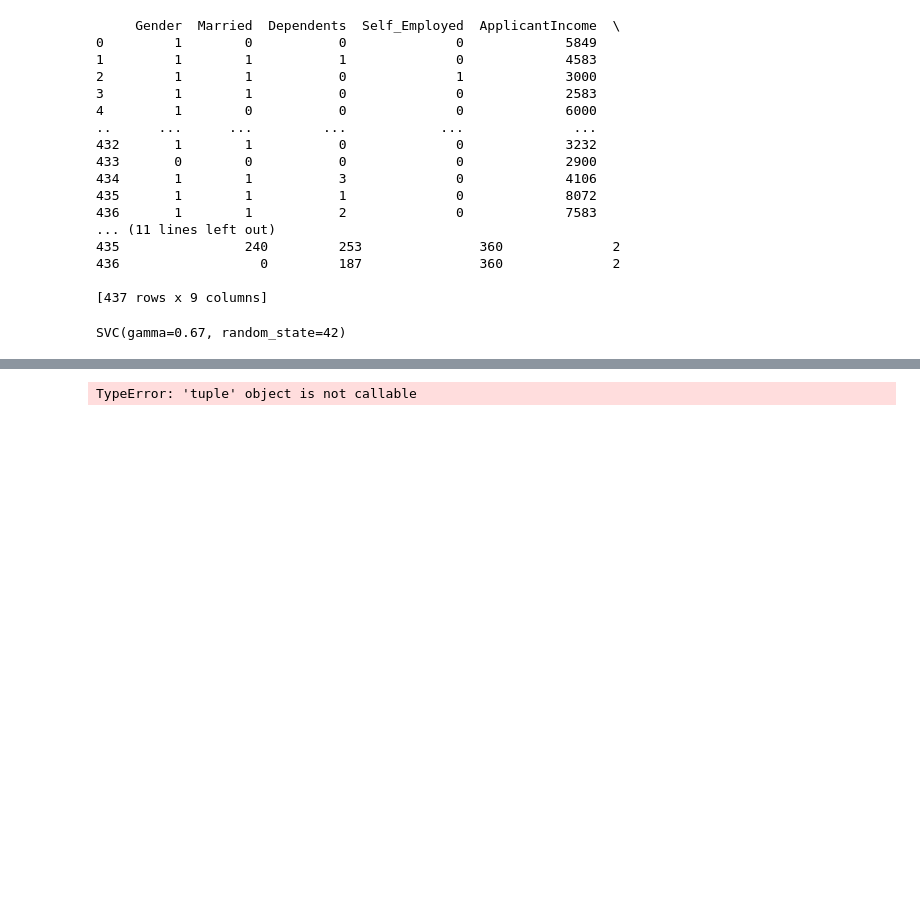
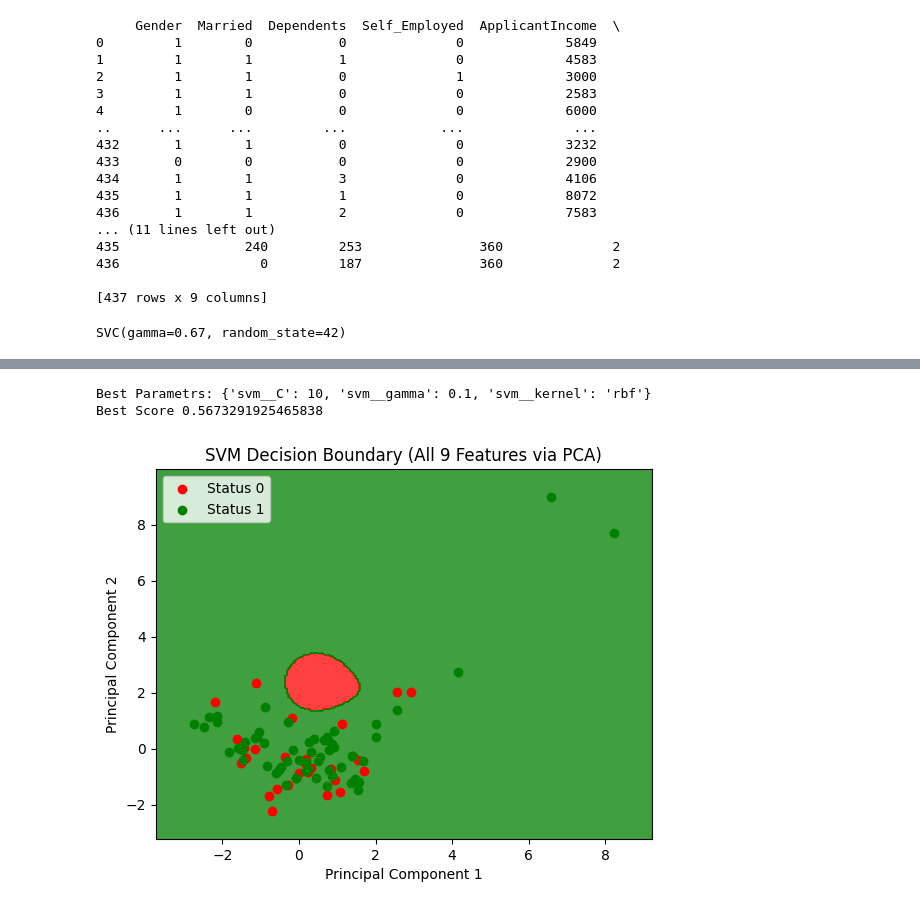
Before and after one commit to anmolS-1104/SML, a Jupyter notebook: SML /Exp 8/part2.ipynb, the cells around one changed output, grey strips where cells are left out. Saved outputs shown, nothing was run; the diff lists cells and outputs as text; code cells hidden in the pictures; blank space fills up the shorter version.

```diff
--- a/SML /Exp 8/part2.ipynb
+++ b/SML /Exp 8/part2.ipynb
@@ -143,21 +138,23 @@ accuracy_score(y_test,y_pred)
 # %%
+from sklearn.preprocessing import StandardScaler
 from sklearn.pipeline import Pipeline
 from sklearn.impute import SimpleImputer
 pipeline = Pipeline([
     ('imputer',SimpleImputer(strategy='median')),
-    ('scale',StandardScaler())
+    ('scale',StandardScaler()),
     ('svm',SVC(class_weight='balanced',probability=True))
 ])
-# %% [output]
-TypeError: 'tuple' object is not callable
 # %%
 from sklearn.model_selection import GridSearchCV
 param_grid = {
-    'svm_C': [0.1,1,10,50],
-    'svm_gamma':['scale',0.01,0.1],
-    'svm_kernel':['rbf','linear']
+    'svm__C': [0.1,1,10,50],
+    'svm__gamma':['scale',0.01,0.1],
+    'svm__kernel':['rbf','linear']
 }
 grid = GridSearchCV(pipeline,param_grid,cv=5,scoring='accuracy')
-grid.fit(X_train,y_train)
+grid.fit(x_train,y_train)
 print("Best Parametrs:",grid.best_params_)
 print("Best Score",grid.best_score_)
+# %% [output]
+Best Parametrs: {'svm__C': 10, 'svm__gamma': 0.1, 'svm__kernel': 'rbf'}
+Best Score 0.5673291925465838
@@ -163,0 +163,36 @@ print("Best Score",grid.best_score_)
+# %%
+sc = StandardScaler()
+X_train_scaled = sc.fit_transform(x_train)
+X_test_scaled = sc.transform(x_test)
+# %%
+from sklearn.decomposition import PCA
+from matplotlib.colors import ListedColormap
+pca = PCA(n_components=2)
+X_train_pca = pca.fit_transform(X_train_scaled)
+X_test_pca = pca.transform(X_test_scaled)
+# %%
+classifier = SVC(kernel='rbf', gamma=0.67, random_state=42)
+classifier.fit(X_train_pca, y_train)
+
+# 6. Create Meshgrid for visualization (Safe memory usage)
+X_set, y_set = X_test_pca, y_test.values
+X1, X2 = np.meshgrid(
+    np.arange(start=X_set[:, 0].min() - 1, stop=X_set[:, 0].max() + 1, step=0.05),
+    np.arange(start=X_set[:, 1].min() - 1, stop=X_set[:, 1].max() + 1, step=0.05)
+)
+
+# 7. Plot Boundary and Points
+plt.contourf(X1, X2, classifier.predict(np.array([X1.ravel(), X2.ravel()]).T).reshape(X1.shape),
+             alpha=0.75, cmap=ListedColormap(('red', 'green')))
+
+for i, j in enumerate(np.unique(y_set)):
+    plt.scatter(X_set[y_set == j, 0], X_set[y_set == j, 1],
+                c=ListedColormap(('red', 'green'))(i), label=f'Status {j}')
+
+plt.title('SVM Decision Boundary (All 9 Features via PCA)')
+plt.xlabel('Principal Component 1')
+plt.ylabel('Principal Component 2')
+plt.legend()
+plt.show()
+# %% [output]
+[figure, added]
```
Also changed, not shown: parts of 5 cells of this notebook.
